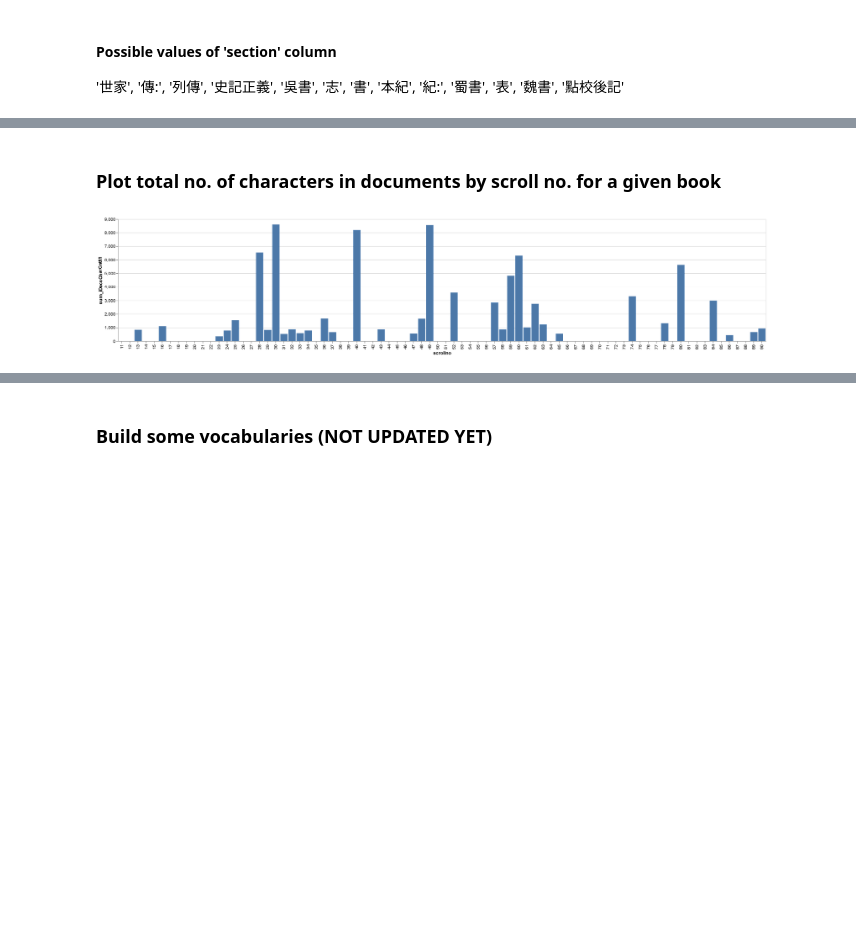
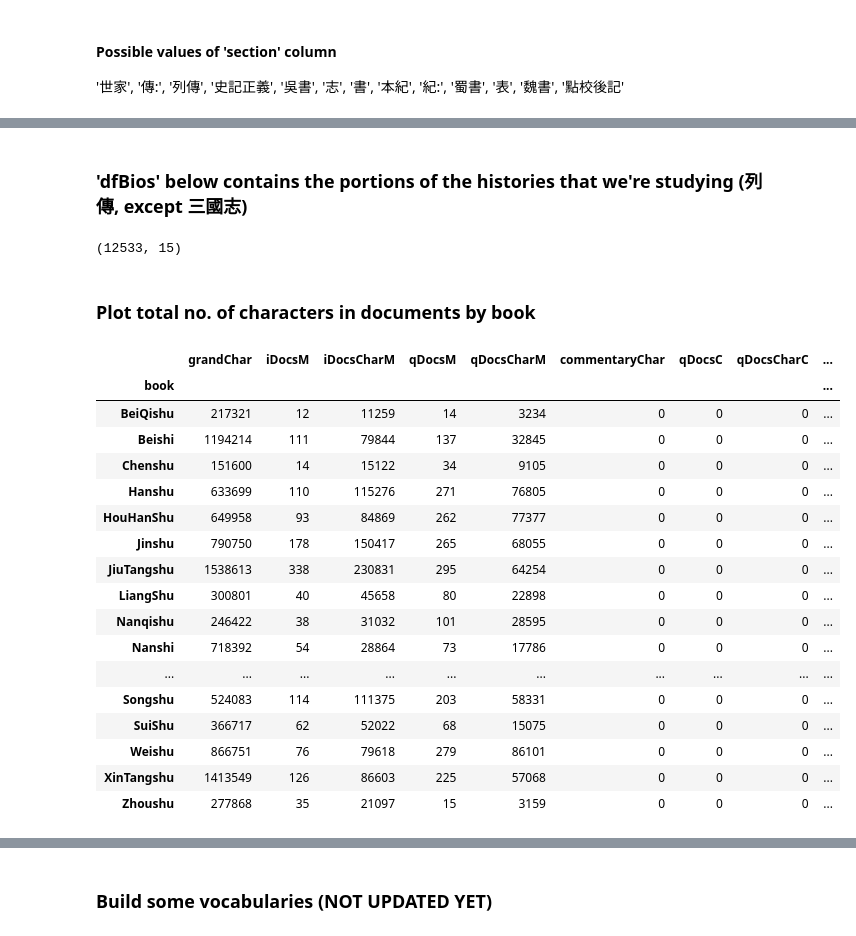
Before and after one commit to Dazera/docanalysis, a Jupyter notebook: DocAnalysis.ipynb, the cells around one changed output, grey strips where cells are left out. Drawn from its saved outputs; the diff is of its cells as text; code cells hidden in the pictures; blank space fills up the shorter version.

```diff
--- a/DocAnalysis.ipynb
+++ b/DocAnalysis.ipynb
@@ -28,16 +33,22 @@ HistoryE2C['Sanguozhi'], HistoryC2E['後漢書']
 Books = [None] * len(Histories)
 for i, hist in enumerate(Histories):
     #if hist != 'Sanguozhi': continue
-    Books[i] = Book(hist)
+    Books[i] = Book(bookname=hist, date="2019-07-23", creator="ILP")
     Books[i].load_htmls(f"./data/medievalHistories/{hist}/")
     Books[i].extract_paths()
     Books[i].metainfo()
     Books[i].strip_all_irrelevant_tags()
     normalizeBookNames(Books[i]) # change 'book title' in flat_meta from Chinese to pinyin
-    consolidateCommentaries(Books[i]) #
     processScrollSectionDicts(Books[i])
+    #
+    ## BEGIN: Special treatment for Sanguozhi
+    if hist == 'Sanguozhi':
+        consolidateCommentaries(Books[i])
+        RetrieveDocumentsCommentary(Books[i])
+    else:  # Commentaries for all the other 19 books should be deleted
+        Books[i].commentaries = None
+    ## END: Special treatment for Sanguozhi
     RetrieveDocumentsMain(Books[i])
-    RetrieveDocumentsCommentary(Books[i])
     getDocsSummary(Books[i])
-    if i > 4: break
+    #if i > 6: break
 # %% [output]
@@ -162,7 +159,6 @@ df = pd.DataFrame(data=All_Summary, columns=column_names)
 df = df.astype(col_dtype)
 
 ## Now add two columns: 'total docs count' and 'total docs char count'
-df['docsCntTotal']     = df['iDocsCntM'] + df['qDocsCntM'] + df['qDocsCntC']
-df['docsCharCntTotal'] = df['iDocsCharCntM'] + df['qDocsCharCntM'] + df['qDocsCharCntC']
-
-df.head(5)
+df['docsTotal']     = df['iDocsM'] + df['qDocsM'] + df['qDocsC']
+df['docsCharTotal'] = df['iDocsCharM'] + df['qDocsCharM'] + df['qDocsCharC']
+df['regTextMCharTotal'] = df['grandChar'] - df['iDocsM'] - df['qDocsM']
@@ -219,20 +173,43 @@ Songshu.head(5)
+# %% [markdown]
+### 'dfBios' below contains the portions of the histories that we're studying (列傳, except 三國志)
+# %%
+# Concatenating history using pandas.concat() function
+dfBios = df[ (df.book==Histories[0]) & (df.section.isin(['列傳'])) ]  # initialize first book
+for hist in Histories[1:]:
+    if hist is None: continue
+    #print(hist)
+    if hist == 'Sanguozhi': # we want everything
+        newdf = df[ df.book==hist ]
+    else:
+        newdf = df[ (df.book==hist) & (df.section.isin(['列傳'])) ]
+    dfBios = pd.concat([dfBios, newdf])
+# %%
+dfBios.shape
+# %% [output]
+(12533, 15)
 # %% [markdown]
-### Plot total no. of characters in documents by scroll no. for a given book
+### Plot total no. of characters in documents by book
-# %%
-book   = 'HouHanShu'
-dfBook =  df[ (df.book==book) & (df.section.isin(['列傳'])) ]
-dfPlot = pd.DataFrame({
-    'scrollno': dfBook['scrollno'].to_numpy(),
-    'iDocsCharCntM': dfBook['iDocsCharCntM'].to_numpy()
-})
-
-alt.Chart(dfPlot).mark_bar().encode(
-    y='sum_iDocsCharCntM:Q',
-    x='scrollno:O'
-).transform_aggregate(
-    sum_iDocsCharCntM='sum(iDocsCharCntM)',
-    groupby=["scrollno"]
-)
-# %% [output]
-[figure, removed]
+# %%
+xx = dfBios.groupby('book')['grandChar', 'iDocsM', 'iDocsCharM', 'qDocsM', 'qDocsCharM', 'commentaryChar', 'qDocsC', 'qDocsCharC'].sum()
+xx['DocPercentage'] = (xx['iDocsCharM'] + xx['qDocsCharM'] + xx['qDocsCharC']) / (xx['grandChar']  + xx['commentaryChar'])
+xx
+# %% [output]
+|  | grandChar | iDocsM | iDocsCharM | qDocsM | qDocsCharM | commentaryChar | qDocsC | qDocsCharC | ... |
+| book |  |  |  |  |  |  |  |  | ... |
+| BeiQishu | 217321 | 12 | 11259 | 14 | 3234 | 0 | 0 | 0 | ... |
+| Beishi | 1194214 | 111 | 79844 | 137 | 32845 | 0 | 0 | 0 | ... |
+| Chenshu | 151600 | 14 | 15122 | 34 | 9105 | 0 | 0 | 0 | ... |
+| Hanshu | 633699 | 110 | 115276 | 271 | 76805 | 0 | 0 | 0 | ... |
+| HouHanShu | 649958 | 93 | 84869 | 262 | 77377 | 0 | 0 | 0 | ... |
+| Jinshu | 790750 | 178 | 150417 | 265 | 68055 | 0 | 0 | 0 | ... |
+| JiuTangshu | 1538613 | 338 | 230831 | 295 | 64254 | 0 | 0 | 0 | ... |
+| LiangShu | 300801 | 40 | 45658 | 80 | 22898 | 0 | 0 | 0 | ... |
+| Nanqishu | 246422 | 38 | 31032 | 101 | 28595 | 0 | 0 | 0 | ... |
+| Nanshi | 718392 | 54 | 28864 | 73 | 17786 | 0 | 0 | 0 | ... |
+| ... | ... | ... | ... | ... | ... | ... | ... | ... | ... |
+| Songshu | 524083 | 114 | 111375 | 203 | 58331 | 0 | 0 | 0 | ... |
+| SuiShu | 366717 | 62 | 52022 | 68 | 15075 | 0 | 0 | 0 | ... |
+| Weishu | 866751 | 76 | 79618 | 279 | 86101 | 0 | 0 | 0 | ... |
+| XinTangshu | 1413549 | 126 | 86603 | 225 | 57068 | 0 | 0 | 0 | ... |
+| Zhoushu | 277868 | 35 | 21097 | 15 | 3159 | 0 | 0 | 0 | ... |
 # %%
```
Also changed, not shown: parts of 39 cells of this notebook, 1 other file.
